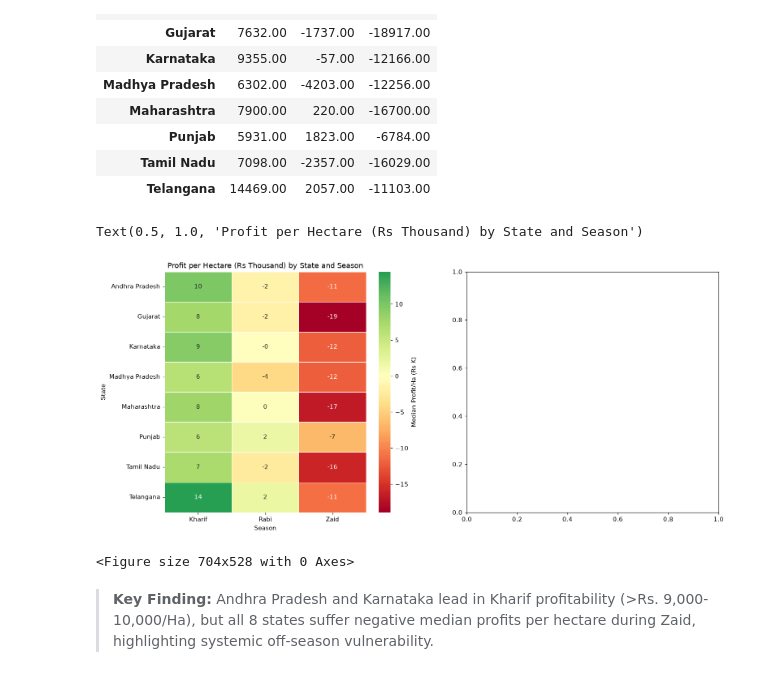
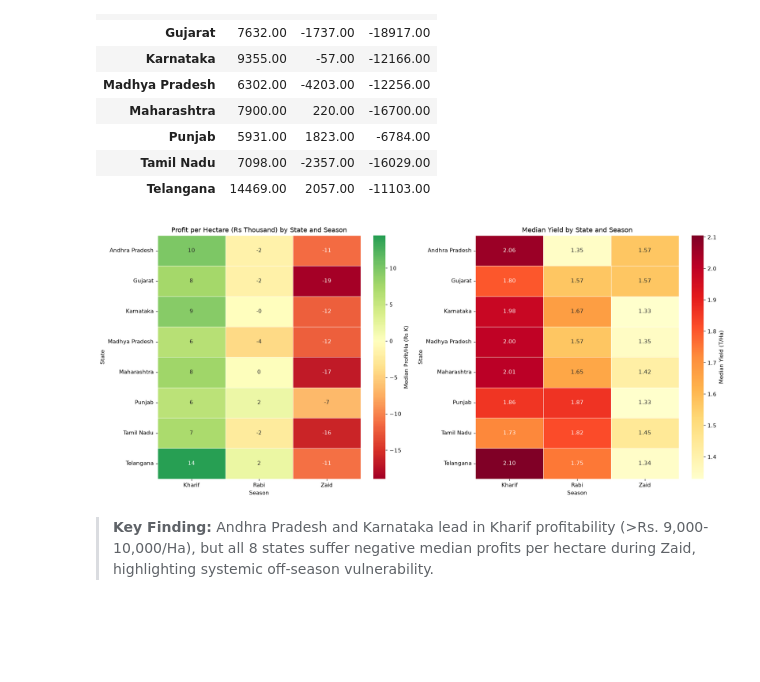
Before and after one commit to MithunKumarRajak/Seasonal-Agriculture-Performance-Analysis, a Jupyter notebook: Seasonal_Agriculture_Performance_Analysis.ipynb, the cells around one changed output. Cells and saved outputs as stored; diff of their text form; code cells hidden in the pictures; blank space fills up the shorter version.

```diff
--- a/Seasonal_Agriculture_Performance_Analysis.ipynb
+++ b/Seasonal_Agriculture_Performance_Analysis.ipynb
@@ -648,25 +634,24 @@ state_profit.round(0)
 | Tamil Nadu | 7098.00 | -2357.00 | -16029.00 |
 | Telangana | 14469.00 | 2057.00 | -11103.00 |
 # %%
-# heatmap for profit by state
+# heatmaps for profit and yield by state
+state_profit = df.groupby(['State', 'Season'])['Profit_per_Hectare_INR'].median().unstack()[SEASON_ORDER]
+state_yield = df.groupby(['State', 'Season'])['Yield_Tonnes_Ha'].median().unstack()[SEASON_ORDER]
+
 fig, axes = plt.subplots(1, 2, figsize=(16, 7))
-sns.heatmap(state_profit/1000, ax=axes[0], annot=True, fmt='.0f',
+sns.heatmap(state_profit / 1000, ax=axes[0], annot=True, fmt='.0f',
             cmap='RdYlGn', center=0, linewidths=0.5, linecolor='white',
             cbar_kws={'label': 'Median Profit/Ha (Rs K)'})
 axes[0].set_title('Profit per Hectare (Rs Thousand) by State and Season')
+
+sns.heatmap(state_yield, ax=axes[1], annot=True, fmt='.2f',
+            cmap='YlOrRd', linewidths=0.5, linecolor='white',
+            cbar_kws={'label': 'Median Yield (T/Ha)'})
+axes[1].set_title('Median Yield by State and Season')
+plt.tight_layout()
+plt.show()
 # %% [output]
-Text(0.5, 1.0, 'Profit per Hectare (Rs Thousand) by State and Season')
-[figure, old version]
+[figure, new version]
-# %%
-# yield heatmap by state
-state_yield = df.groupby(['State','Season'])['Yield_Tonnes_Ha'].median().unstack()[SEASON_ORDER]
-sns.heatmap(state_yield, ax=axes[1], annot=True, fmt='.2f',
-            cmap='YlOrRd', linewidths=0.5, linecolor='white',
-            cbar_kws={'label': 'Median Yield (T/Ha)'})
-axes[1].set_title('Median Yield by State and Season')
-plt.tight_layout(); plt.show()
-# %% [output]
-<Figure size 704x528 with 0 Axes>
 # %% [markdown]
 > **Key Finding:** Andhra Pradesh and Karnataka lead in Kharif profitability (>Rs. 9,000-10,000/Ha), but all 8 states suffer negative median profits per hectare during Zaid, highlighting systemic off-season vulnerability.
 # %% [markdown]
```
Also changed, not shown: parts of 11 cells of this notebook, 1 other file.
